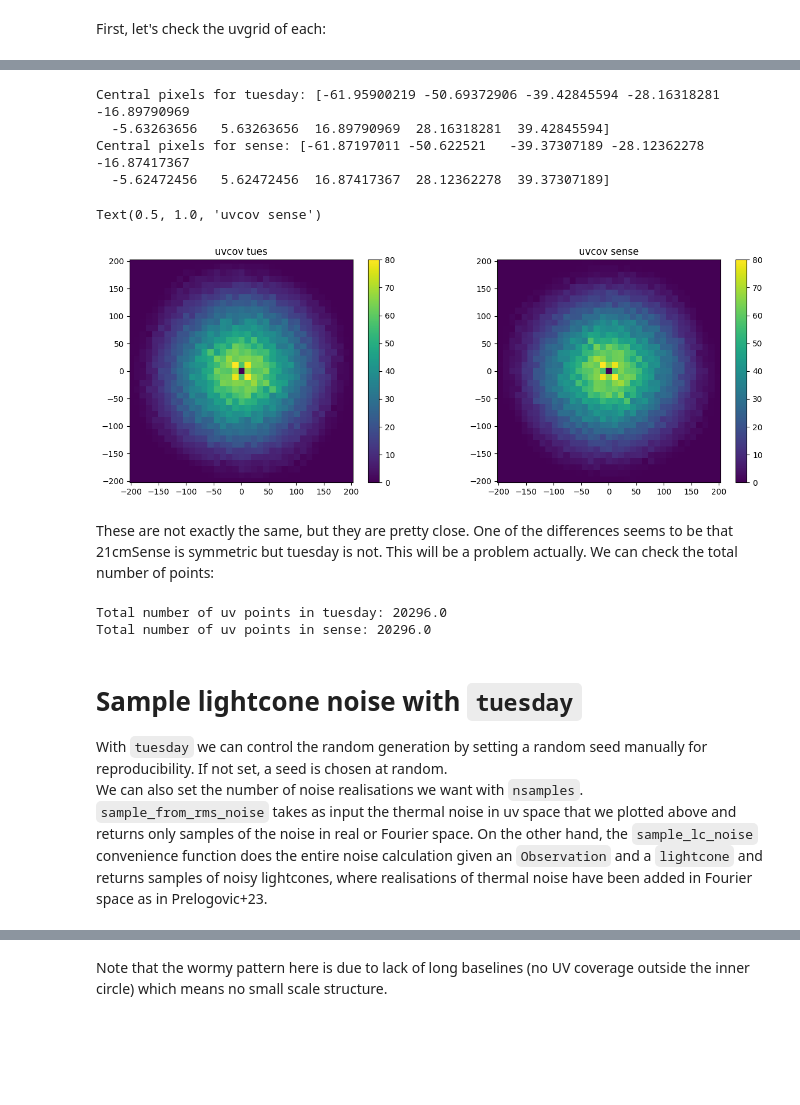
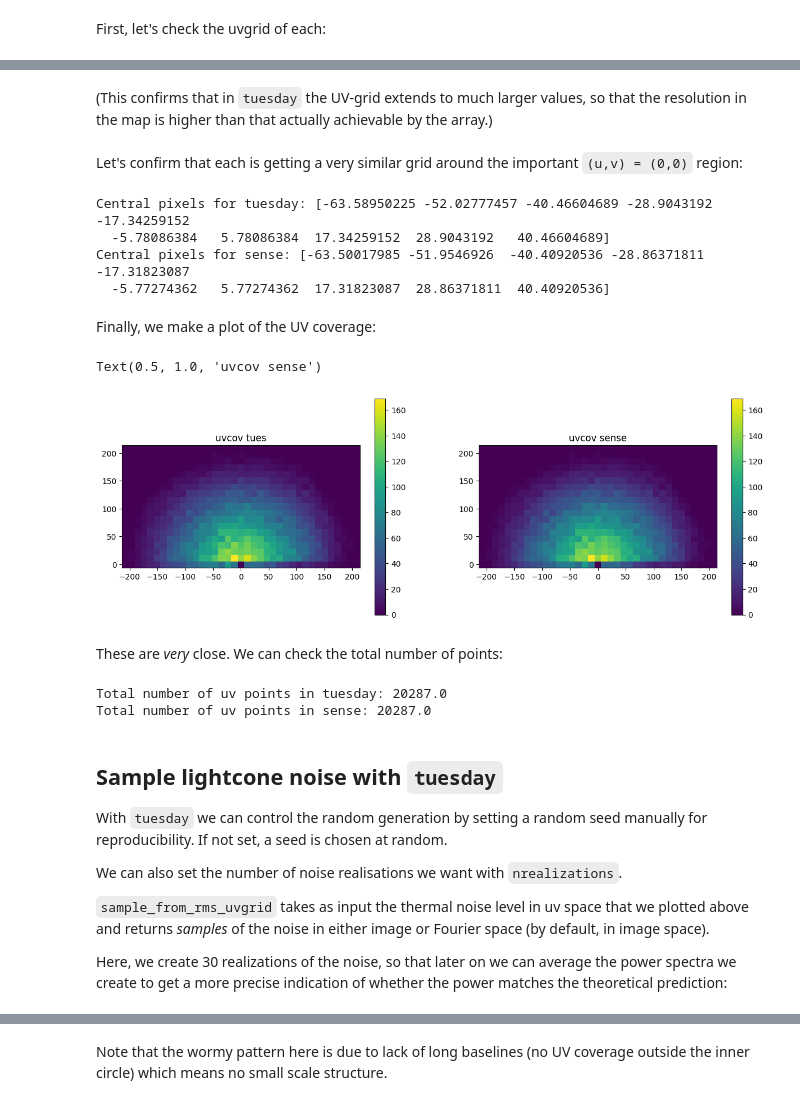
Before and after one commit to 21cmfast/tuesday, a Jupyter notebook: docs/tutorials/match_lc_noise_power_to_sense.ipynb, the cells around one changed output, grey strips where cells are left out. Cells and saved outputs as stored; diff of their text form; code cells hidden in the pictures; blank space fills up the shorter version.

Commit message:
fix: lightcone noise now matches 21cmSense

```diff
--- a/docs/tutorials/match_lc_noise_power_to_sense.ipynb
+++ b/docs/tutorials/match_lc_noise_power_to_sense.ipynb
@@ -79,9 +92,6 @@ zmean = 15.0
 freq = 1420 / (1 + zmean) * un.MHz
 
 observatory = Observatory.from_ska(subarray_template="LOW_INNER_R350M_AA4")
-
-# Set the correct frequency
-observatory = observatory.clone(beam=observatory.beam.clone(frequency=freq))
 
 # Make an observation
 observation = Observation(
@@ -95,6 +105,7 @@ observation = Observation(
     tsky_amplitude=60.0 * un.K,  # to be consistent with tools21cm
     tsky_ref_freq=300.0 * un.MHz,
     spectral_index=2.55,
+    frequency=freq
 )
 # %% [markdown]
 Now, let's setup the lightcone to "exactly" match the 21cmSense calculation's resolutions:
@@ -111,7 +122,7 @@ Dz = Planck18.comoving_distance(zmean)
 
 # By equating the Delta u between 21cmSense and Tuesday LC,
 # we can compute L:
-boxlength = Dz / observatory.beam.uv_resolution
+boxlength = Dz / observatory.beam.uv_resolution(observation.frequency)
 
 # By equating the frequency channel width we can get the box resolution:
 nuprime = freq - observation.bandwidth / observation.n_channels
@@ -161,7 +172,9 @@ plt.scatter(
 # %% [markdown]
 ## Compute thermal noise RMS
 # %%
-ugrid_edges, sigma_uv, uv_coverage = compute_thermal_rms_uvgrid(
-    observation=observation, freqs=lc_freqs, box_length=boxlength, box_ncells=box_ncell
+ugrid_edges, vgrid_edges, uv_coverage = compute_uv_sampling(observation=observation, freqs=lc_freqs, box_length=boxlength, box_ncells=box_ncell)
+
+sigma_uv = compute_thermal_rms_uvgrid(
+    observation=observation, uv_coverage = uv_coverage, freqs=lc_freqs, box_length=boxlength,
 )
 # %% [markdown]
@@ -188,3 +201,8 @@ Number of ugrid points for tuesday: 118
+# %% [markdown]
+(This confirms that in `tuesday` the UV-grid extends to much larger values, so that the resolution in the map is higher than that
+actually achievable by the array.)
+# %% [markdown]
+Let's confirm that each is getting a very similar grid around the important `(u,v) = (0,0)` region:
 # %%
 _ui = lc_shape[0] // 2
 print(f"Central pixels for tuesday: {ugrid_edges[_ui - 5 : _ui + 5, chan]}")
@@ -194,54 +212,66 @@ print(
     f"{observation.ugrid_edges[_nu // 2 - 5 - 1 : _nu // 2 + 5 - 1]}"
 )
 # %% [output]
-Central pixels for tuesday: [-61.95900219 -50.69372906 -39.42845594 -28.16318281 -16.89790969
-  -5.63263656   5.63263656  16.89790969  28.16318281  39.42845594]
-Central pixels for sense: [-61.87197011 -50.622521   -39.37307189 -28.12362278 -16.87417367
-  -5.62472456   5.62472456  16.87417367  28.12362278  39.37307189]
+Central pixels for tuesday: [-63.58950225 -52.02777457 -40.46604689 -28.9043192  -17.34259152
+  -5.78086384   5.78086384  17.34259152  28.9043192   40.46604689]
+Central pixels for sense: [-63.50017985 -51.9546926  -40.40920536 -28.86371811 -17.31823087
+  -5.77274362   5.77274362  17.31823087  28.86371811  40.40920536]
+# %% [markdown]
+Finally, we make a plot of the UV coverage:
 # %%
 fig, ax = plt.subplots(1, 2, figsize=(15, 5))
 
 ugrid = (ugrid_edges[1:] + ugrid_edges[:-1]) / 2
+vgrid = (vgrid_edges[1:] + vgrid_edges[:-1]) / 2
+
 chan = observation.n_channels // 2
 im = ax[0].imshow(
     uv_coverage[:, :, chan].T,
-    extent=(ugrid[0, chan], ugrid[-1, chan]) * 2,
+    extent=(ugrid_edges[0, chan], ugrid_edges[-1, chan], vgrid_edges[0, chan], vgrid_edges[-1, chan]),
     origin="lower",
 )
-ax[0].set_xlim(observation.ugrid[0], observation.ugrid[-1])
-ax[0].set_ylim(observation.ugrid[0], observation.ugrid[-1])
+ax[0].set_xlim(observation.ugrid_edges[0], observation.ugrid_edges[-1])
+ax[0].set_ylim(observation.vgrid_edges[0], observation.vgrid_edges[-1])
 
 plt.colorbar(im, ax=ax[0])
 
 ax[0].set_title("uvcov tues")
 
 im = ax[1].imshow(
-    (observation.uv_coverage / 2).T,
-    extent=(observation.ugrid[0], observation.ugrid[-1]) * 2,
+    (observation.uv_coverage).T,
+    extent=(observation.ugrid_edges[0], observation.ugrid_edges[-1], observation.vgrid_edges[0], observation.vgrid_edges[-1]),
     origin="lower",
 )
-ax[1].set_xlim(observation.ugrid[0], observation.ugrid[-1])
-ax[1].set_ylim(observation.ugrid[0], observation.ugrid[-1])
+ax[1].set_xlim(observation.ugrid_edges[0], observation.ugrid_edges[-1])
+ax[1].set_ylim(observation.vgrid_edges[0], observation.vgrid_edges[-1])
 
 plt.colorbar(im, ax=ax[1])
 ax[1].set_title("uvcov sense")
 # %% [output]
 Text(0.5, 1.0, 'uvcov sense')
-[figure, old version]
+[figure, new version]
 # %% [markdown]
-These are not exactly the same, but they are pretty close. One of the differences seems to be that 21cmSense is symmetric but tuesday is not. This will be a problem actually. We can check the total number of points:
+These are *very* close. We can check the total number of points:
 # %%
 print("Total number of uv points in tuesday:", np.sum(uv_coverage[:, :, chan]))
-print("Total number of uv points in sense:", np.sum(observation.uv_coverage / 2))
+print("Total number of uv points in sense:", np.sum(observation.uv_coverage))
 # %% [output]
-Total number of uv points in tuesday: 20296.0
-Total number of uv points in sense: 20296.0
+Total number of uv points in tuesday: 20287.0
+Total number of uv points in sense: 20287.0
 # %% [markdown]
-# Sample lightcone noise with `tuesday`
-With `tuesday` we can control the random generation by setting a random seed manually for reproducibility. If not set, a seed is chosen at random.\
-We can also set the number of noise realisations we want with `nsamples`.\
-`sample_from_rms_noise` takes as input the thermal noise in uv space that we plotted above and returns only samples of the noise in real or Fourier space.
-On the other hand, the `sample_lc_noise` convenience function does the entire noise calculation given an `Observation` and a `lightcone` and returns samples of noisy lightcones, where realisations of thermal noise have been added in Fourier space as in Prelogovic+23.
+## Sample lightcone noise with `tuesday`
+
+With `tuesday` we can control the random generation by setting a random seed manually
+for reproducibility. If not set, a seed is chosen at random.
+
+We can also set the number of noise realisations we want with `nrealizations`.
+
+`sample_from_rms_uvgrid` takes as input the thermal noise level in uv space that we plotted
+above and returns *samples* of the noise in either image or Fourier space (by default, in
+image space).
+
+Here, we create 30 realizations of the noise, so that later on we can average the power spectra
+we create to get a more precise indication of whether the power matches the theoretical prediction:
 # %%
 lc_noise = sample_from_rms_uvgrid(
     rms_noise=sigma_uv,
```
Also changed, not shown: parts of 69 cells of this notebook, 6 other files.
